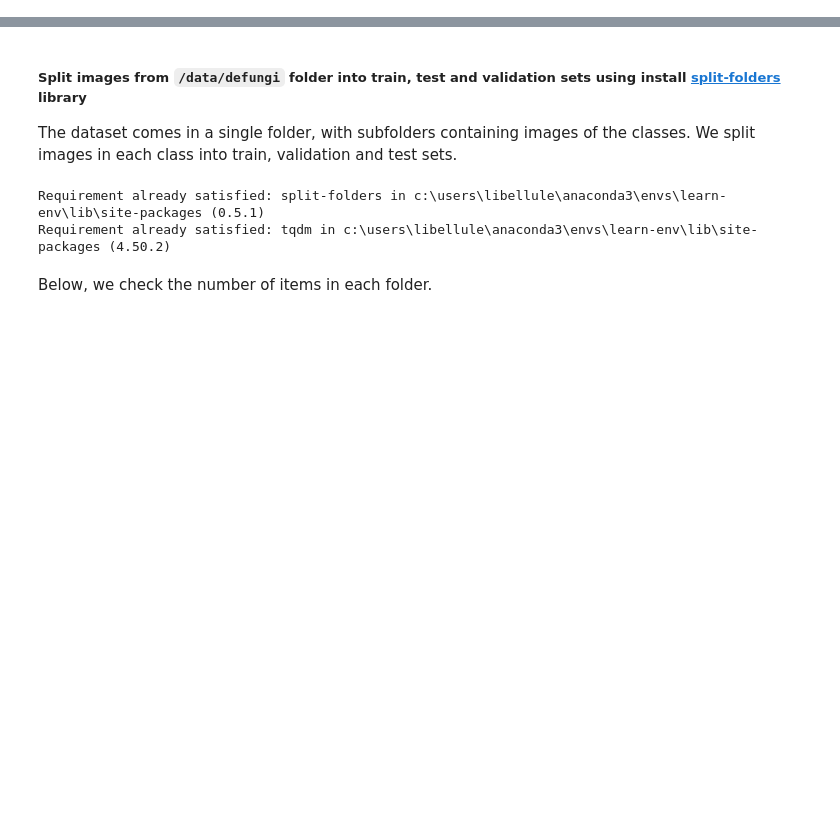
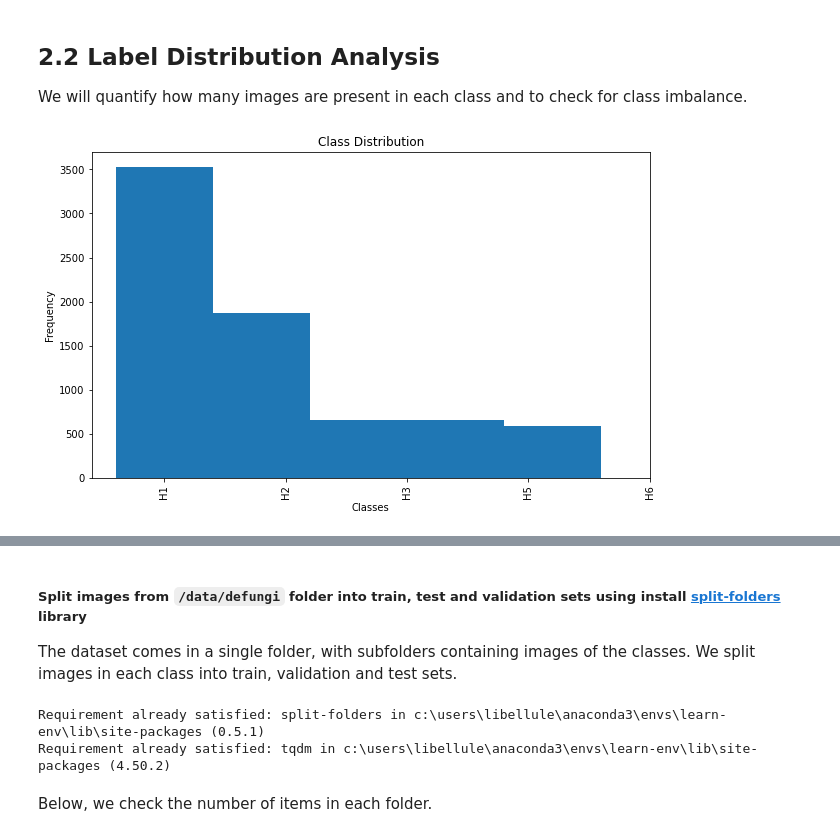
Before and after one commit to alexmuturi/DeFungi-Image-Classification-using-Deep-Learning, a Jupyter notebook: index.ipynb, the cells around one changed output, grey strips where cells are left out. Drawn from its saved outputs; the diff is of its cells as text; code cells hidden in the pictures; blank space fills up the shorter version.

```diff
--- a/index.ipynb
+++ b/index.ipynb
@@ -0,0 +253,21 @@
+# %% [markdown]
+## 2.2 Label Distribution Analysis
+We will quantify how many images are present in each class and to check for class imbalance.
+# %%
+# This code analyzes the distribution of classes (labels) in the dataset.
+
+import matplotlib.pyplot as plt
+
+# Assuming class labels are available in the 'classes' attribute of the generator
+class_labels = train_generator.classes
+class_indices = train_generator.class_indices
+
+plt.figure(figsize=(10, 6))
+plt.hist(class_labels, bins=len(class_indices), align='left')
+plt.xticks(ticks=range(len(class_indices)), labels=class_indices.keys(), rotation=90)
+plt.title('Class Distribution')
+plt.xlabel('Classes')
+plt.ylabel('Frequency')
+plt.show()
+# %% [output]
+[figure, added]
```
Also changed, not shown: parts of 33 cells of this notebook.
